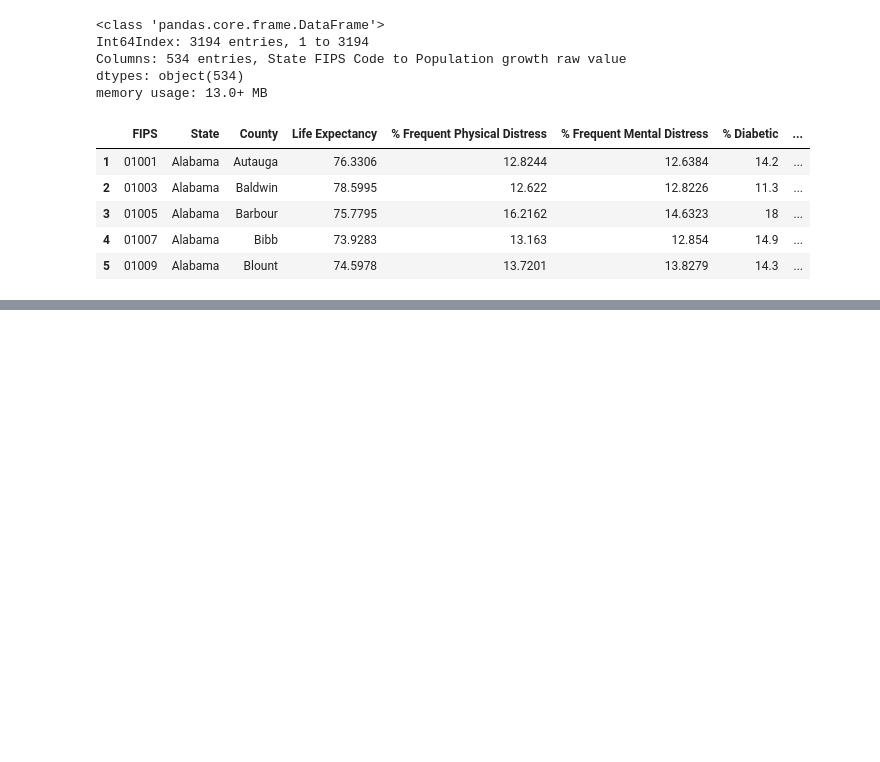
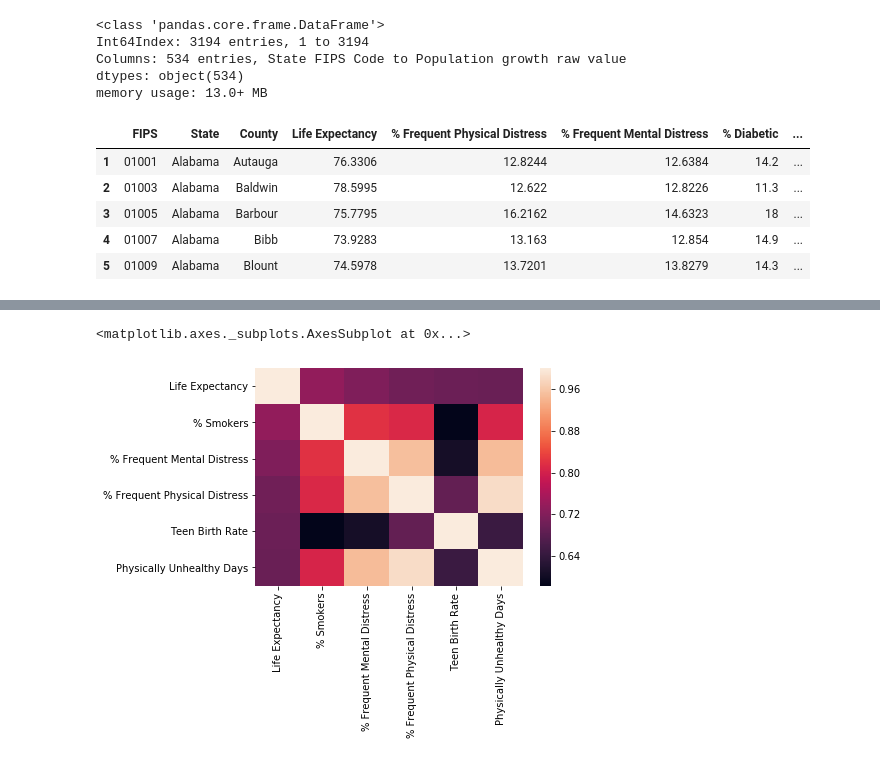
Before and after one commit to 1Banji/Health-Death, a Jupyter notebook: Sez/Untitled.ipynb, the cells around one changed output, grey strips where cells are left out. Cells and saved outputs as stored; diff of their text form; code cells hidden in the pictures; blank space fills up the shorter version.

```diff
--- a/Sez/Untitled.ipynb
+++ b/Sez/Untitled.ipynb
@@ -108,7 +108,7 @@ factors = ranked_measure[['FIPS',
                          '% LBW', '% Smokers', '% Obese', 'Food Environment Index',
                          '% Physically Inactive', '% With Access', '% Excessive Drinking',
                          '% Alcohol-Impaired','Chlamydia Rate', 'Teen Birth Rate', '% Uninsured',
-                          'Dentist Rate', 'Dentist Ratio', 'MHP Rate',
+                          'Dentist Rate', 'MHP Rate',
                          'MHP Ratio', 'Preventable Hosp. Rate', '% Screened', '% Vaccinated',
                          'Graduation Rate', '% Some College', '% Unemployed', '% Children in Poverty',
                           'Income Ratio', '% Single-Parent Households', 'Association Rate',
@@ -149,0 +150,6 @@ memory usage: 1.0+ MB
+# %%
+num_col = []
+for i in df_final.columns:
+    if (type(df_final[i][0]) != str):
+        num_col.append(i)
+num_col
@@ -149,0 +174,3 @@ memory usage: 1.0+ MB
+# %%
+num = df_final[num_col].astype('float64')
+num.head()
@@ -149,0 +205,4 @@ memory usage: 1.0+ MB
+# %%
+#Let's get top 5 columns with the highest correlation to Life Expectancy and plot a heatmap
+df_five = num[['Life Expectancy', '% Smokers', '% Frequent Mental Distress',
+               '% Frequent Physical Distress', 'Teen Birth Rate', 'Physically Unhealthy Days']]
@@ -149,0 +219,5 @@ memory usage: 1.0+ MB
+# %%
+sns.heatmap(df_five.corr().abs())
+# %% [output]
+<matplotlib.axes._subplots.AxesSubplot at 0x...>
+[figure, added]
```
Also changed, not shown: parts of 8 cells of this notebook.
